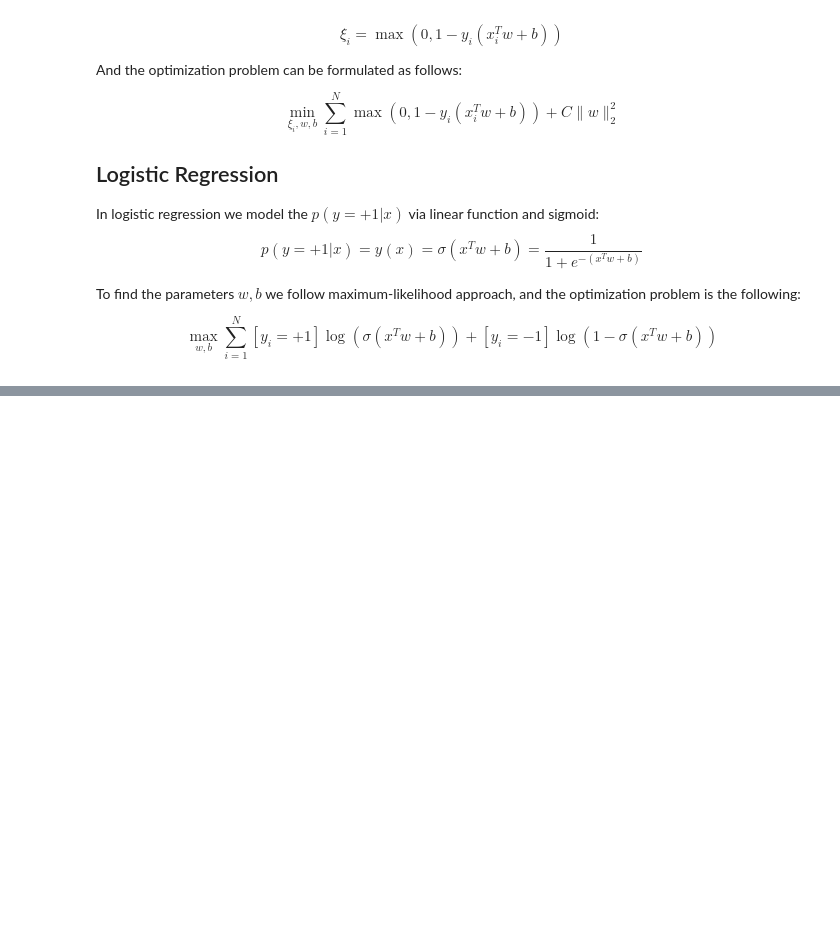
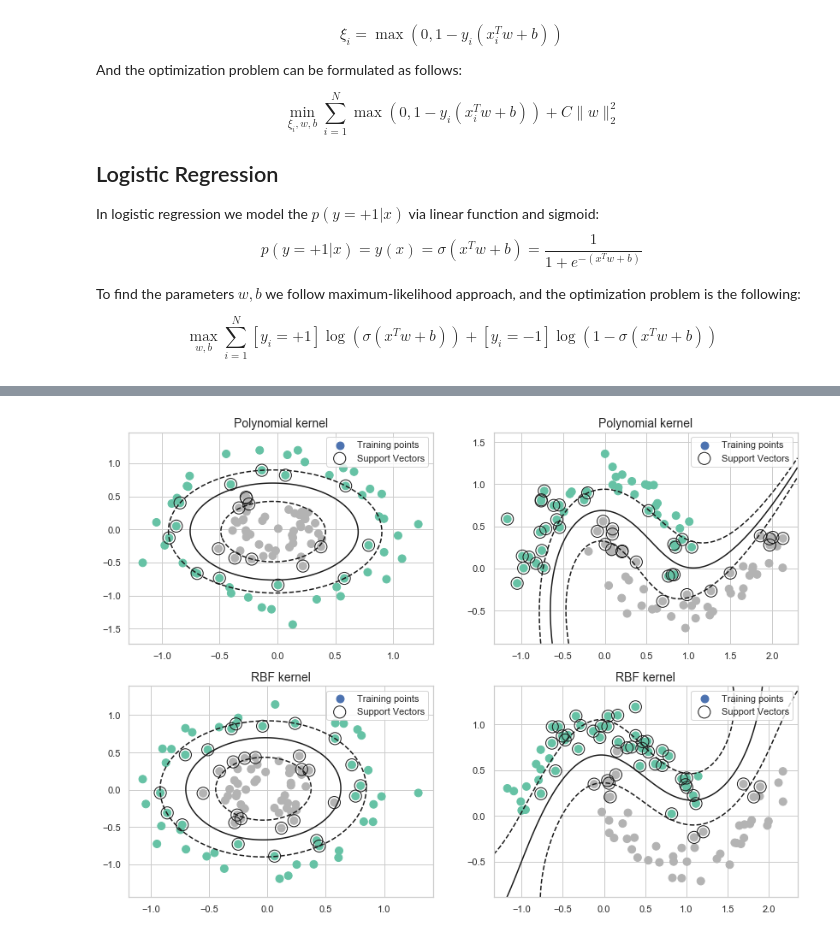
Before and after one commit to AndrewAtanov/cvx-project, a Jupyter notebook: SVM.ipynb, the cells around one changed output, grey strips where cells are left out. Saved outputs shown, nothing was run; the diff lists cells and outputs as text; code cells hidden in the pictures; blank space fills up the shorter version.

```diff
--- a/SVM.ipynb
+++ b/SVM.ipynb
@@ -113,0 +97,38 @@ for fig_num, kernel in enumerate(('rbf', 'linear', 'poly')):
+# %%
+from sklearn.datasets import make_circles, make_moons
+
+plt.figure(figsize=(14, 10))
+
+plt.subplot(2, 2, 1)
+X, y = make_circles(noise=0.13, factor=0.3)
+clf = SVM(kernel='poly', C=2)
+clf.fit(X, y)
+plot_decision(clf, X, y, cmap='Set2')
+plt.title('Polynomial kernel', size=14)
+
+plt.subplot(2, 2, 2)
+X, y = make_moons(noise=0.13)
+clf = SVM(kernel='poly', C=6)
+clf.fit(X, y)
+plot_decision(clf, X, y, cmap='Set2')
+plt.title('Polynomial kernel', size=14)
+
+
+plt.subplot(2, 2, 3)
+X, y = make_circles(noise=0.13, factor=0.3)
+clf = SVM(kernel='rbf', C=2)
+clf.fit(X, y)
+plot_decision(clf, X, y, cmap='Set2')
+plt.title('RBF kernel', size=14)
+
+
+plt.subplot(2, 2, 4)
+X, y = make_moons(noise=0.13)
+clf = SVM(kernel='rbf', C=6)
+clf.fit(X, y)
+plot_decision(clf, X, y, cmap='Set2')
+plt.title('RBF kernel', size=14)
+
+plt.savefig('kernel_svm.png', dpi=300, bbox_inches='tight')
+# %% [output]
+[figure, added]
```
Also changed, not shown: parts of 5 cells of this notebook, 2 other files.
